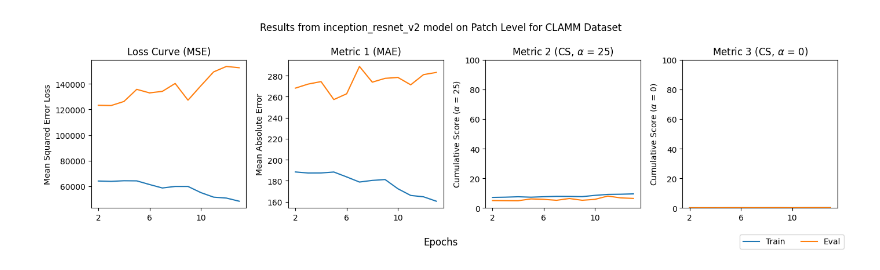
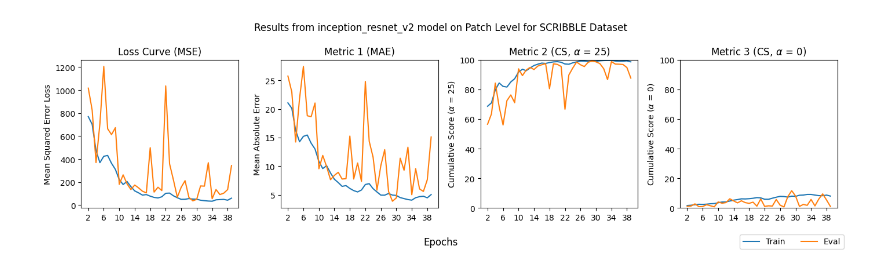
Before and after one commit to NikolaiHerrmann/deep-dating, a Jupyter notebook: src/graph_eval.ipynb, the cells around one changed output. Drawn from its saved outputs; the diff is of its cells as text; code cells hidden in the pictures.

```diff
--- a/src/graph_eval.ipynb
+++ b/src/graph_eval.ipynb
@@ -32,32 +32,32 @@ def epoch_plot(run_path, skip_n = 2):
                   (r"Cumulative Score ($\alpha$ = 25)", r"Metric 2 (CS, $\alpha$ = 25)", cs25_vals),
                   (r"Cumulative Score ($\alpha$ = 0)", r"Metric 3 (CS, $\alpha$ = 0)", cs0_vals)]
 
         plots = []
         for ax, (y_label, title, y) in zip(axs, titles):
             ax.set_xticks(np.arange(skip_n, n_epochs + 1, 4)) # linspace instead
             plots.append(ax.plot(x, y, label=set_type.title()))
             ax.set_ylabel(y_label)
             ax.set_title(title)
 
         axs[2].set_ylim(0, 100)
         axs[3].set_ylim(0, 100)
 
     fig.subplots_adjust(wspace=0.3, top=0.8)
     fig.supxlabel("Epochs")
     fig.suptitle(f"Results from {settings['model_name']} model on Patch Level for {settings['dataset'].upper()} Dataset")
     fig.tight_layout()
 
     handles, labels = plt.gca().get_legend_handles_labels()
     by_label = dict(zip(labels, handles))
     fig.legend(by_label.values(), by_label.keys(), loc="lower right", ncols=2)
 
     plot_name = os.path.basename(path).split(".")[0]
     plot_path = os.path.dirname(path)
     plt.savefig(os.path.join(plot_path, plot_name + ".png"), dpi=300)
     plt.savefig(os.path.join(plot_path, plot_name + ".pdf"))
 
     plt.show()
 
-epoch_plot("runs/Jan8-19-25-16")
+epoch_plot("runs/Jan9-13-59-8")
 # %% [output]
-[figure, old version]
+[figure, new version]
```
Also changed, not shown: 6 other files.
